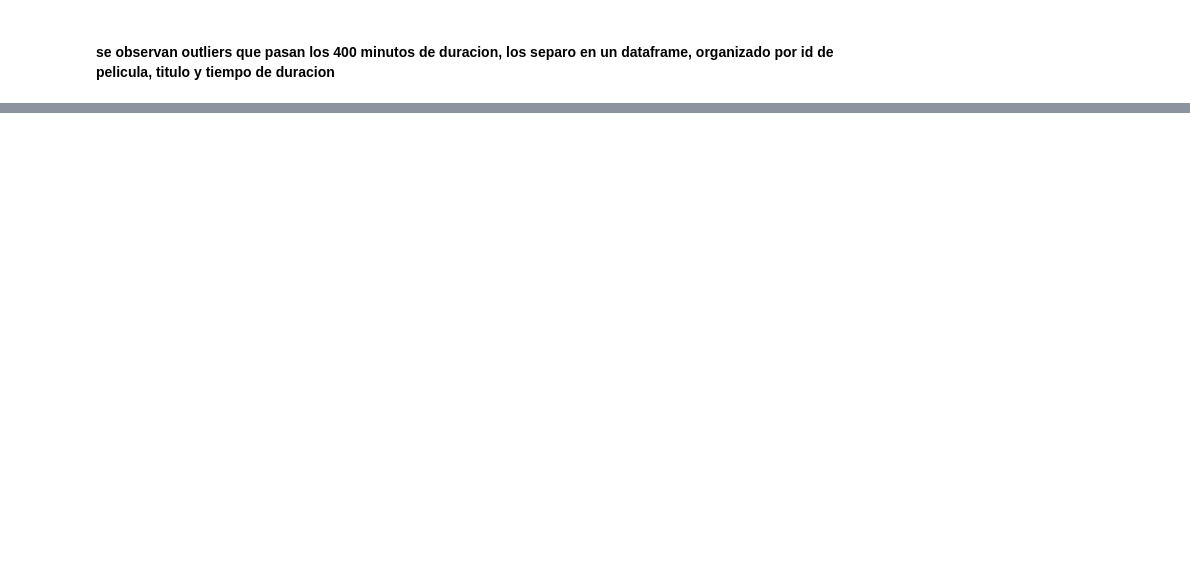
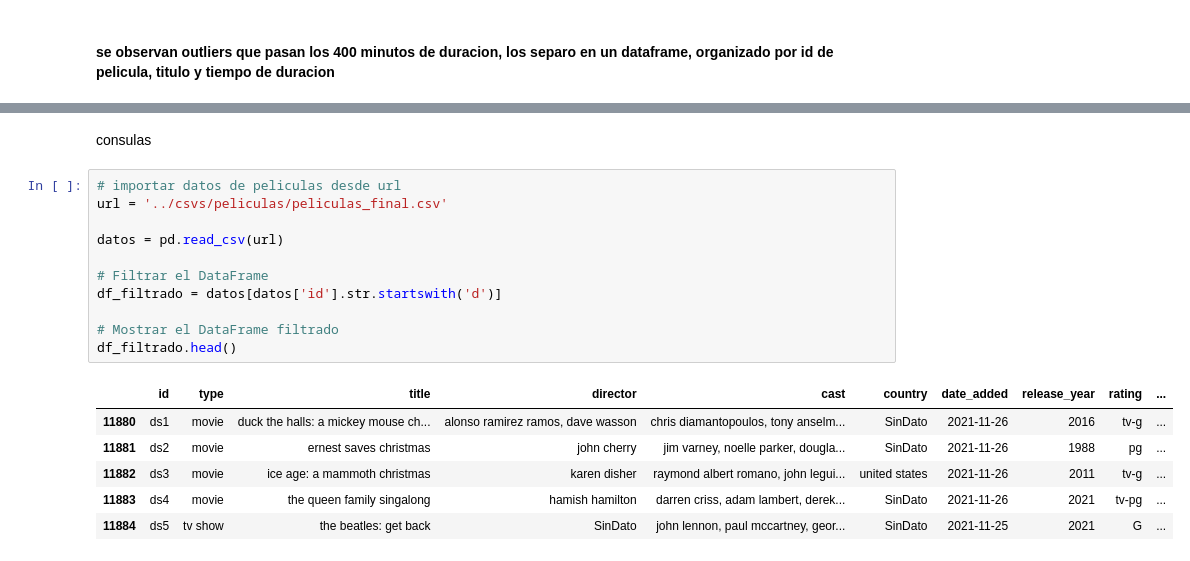
Before and after one commit to diegomaneyro/API_ML, a Jupyter notebook: datos/eda/eda_peliculas.ipynb, the cells around one changed output, grey strips where cells are left out. Cells and saved outputs as stored; diff of their text form; blank space fills up the shorter version.

```diff
--- a/datos/eda/eda_peliculas.ipynb
+++ b/datos/eda/eda_peliculas.ipynb
@@ -116,0 +137,20 @@ plt.show()
+# %% [markdown]
+consulas
+# %%
+# importar datos de peliculas desde url
+url = '../csvs/peliculas/peliculas_final.csv'
+
+datos = pd.read_csv(url)
+
+# Filtrar el DataFrame
+df_filtrado = datos[datos['id'].str.startswith('d')]
+
+# Mostrar el DataFrame filtrado
+df_filtrado.head()
+# %% [output]
+|  | id | type | title | director | cast | country | date_added | release_year | rating | ... |
+| 11880 | ds1 | movie | duck the halls: a mickey mouse ch... | alonso ramirez ramos, dave wasson | chris diamantopoulos, tony anselm... | SinDato | 2021-11-26 | 2016 | tv-g | ... |
+| 11881 | ds2 | movie | ernest saves christmas | john cherry | jim varney, noelle parker, dougla... | SinDato | 2021-11-26 | 1988 | pg | ... |
+| 11882 | ds3 | movie | ice age: a mammoth christmas | karen disher | raymond albert romano, john legui... | united states | 2021-11-26 | 2011 | tv-g | ... |
+| 11883 | ds4 | movie | the queen family singalong | hamish hamilton | darren criss, adam lambert, derek... | SinDato | 2021-11-26 | 2021 | tv-pg | ... |
+| 11884 | ds5 | tv show | the beatles: get back | SinDato | john lennon, paul mccartney, geor... | SinDato | 2021-11-25 | 2021 | G | ... |
```
Also changed, not shown: parts of 13 cells of this notebook, 3 other files.
